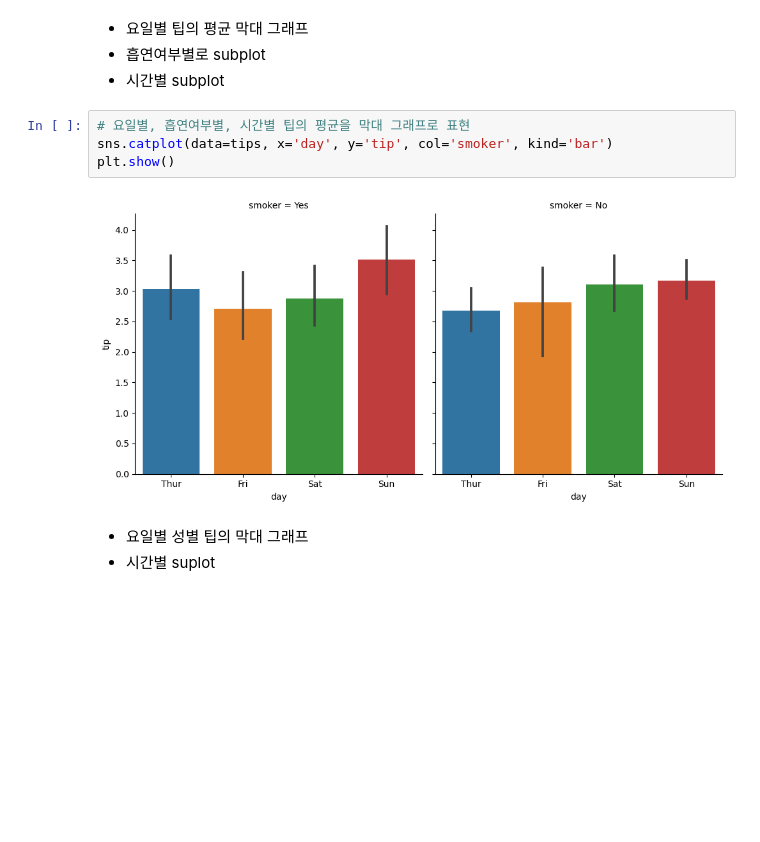
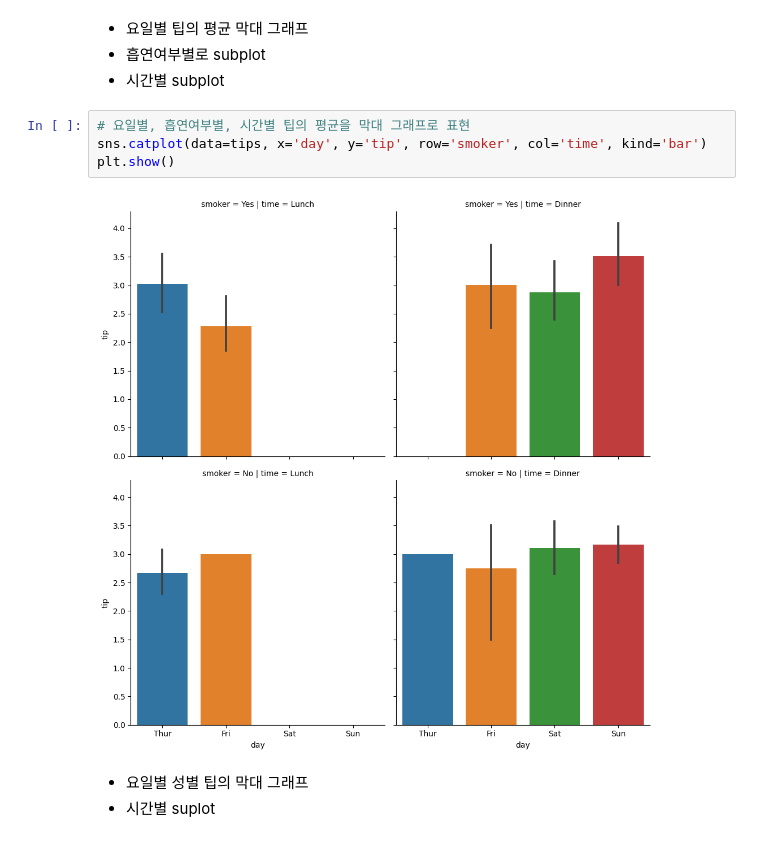
Before and after one commit to habaccc/Python_study, a Jupyter notebook: py17_seaborn.ipynb, the cells around one changed output. Cells and saved outputs as stored; diff of their text form; blank space fills up the shorter version.

```diff
--- a/py17_seaborn.ipynb
+++ b/py17_seaborn.ipynb
@@ -263,10 +263,10 @@ plt.show()
 *  시간별 subplot
 # %%
 # 요일별, 흡연여부별, 시간별 팁의 평균을 막대 그래프로 표현
-sns.catplot(data=tips, x='day', y='tip', col='smoker', kind='bar')
+sns.catplot(data=tips, x='day', y='tip', row='smoker', col='time', kind='bar')
 plt.show()
 # %% [output]
-[figure, old version]
+[figure, new version]
 # %% [markdown]
 *  요일별 성별 팁의 막대 그래프
 *  시간별 suplot
```
Also changed, not shown: parts of 7 cells of this notebook.
